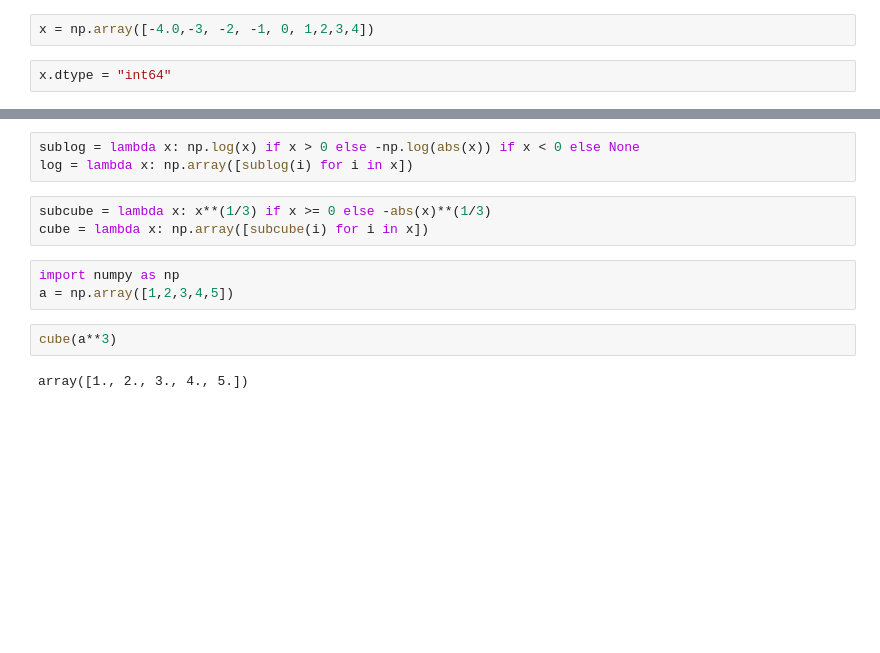
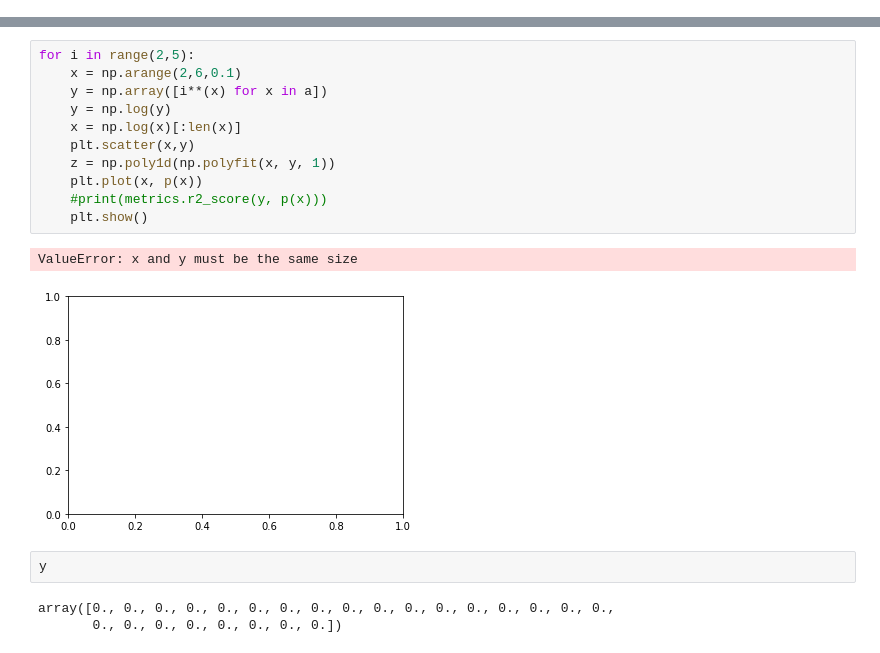
Before and after one commit to Kalysthos/P4DS-Homework, a Jupyter notebook: Teste.ipynb, the cells around one changed output, grey strips where cells are left out. Drawn from its saved outputs; the diff is of its cells as text; blank space fills up the shorter version.

```diff
--- a/Teste.ipynb
+++ b/Teste.ipynb
@@ -34,4 +8,0 @@ log = lambda x: np.array([sublog(i) for i in x])
-# %%
-x = np.array([-4.0,-3, -2, -1, 0, 1,2,3,4])
-# %%
-x.dtype = "int64"
@@ -172,13 +9,19 @@ def comparison_filter(data, year=2014, years=[2000,2014], country="World", index
-# %%
-sublog = lambda x: np.log(x) if x > 0 else -np.log(abs(x)) if x < 0 else None
-log = lambda x: np.array([sublog(i) for i in x])
-# %%
-subcube = lambda x: x**(1/3) if x >= 0 else -abs(x)**(1/3)
-cube = lambda x: np.array([subcube(i) for i in x])
-# %%
-import numpy as np
-a = np.array([1,2,3,4,5])
-# %%
-cube(a**3)
-# %% [output]
-array([1., 2., 3., 4., 5.])
+# %%
+for i in range(2,5):
+    x = np.arange(2,6,0.1)
+    y = np.array([i**(x) for x in a])
+    y = np.log(y)
+    x = np.log(x)[:len(x)]
+    plt.scatter(x,y)
+    z = np.poly1d(np.polyfit(x, y, 1))
+    plt.plot(x, p(x))
+    #print(metrics.r2_score(y, p(x)))
+    plt.show()
+# %% [output]
+ValueError: x and y must be the same size
+[figure, added]
+# %%
+y
+# %% [output]
+array([0., 0., 0., 0., 0., 0., 0., 0., 0., 0., 0., 0., 0., 0., 0., 0., 0.,
+       0., 0., 0., 0., 0., 0., 0., 0.])
```
Also changed, not shown: parts of 11 cells of this notebook, 2 other files.
